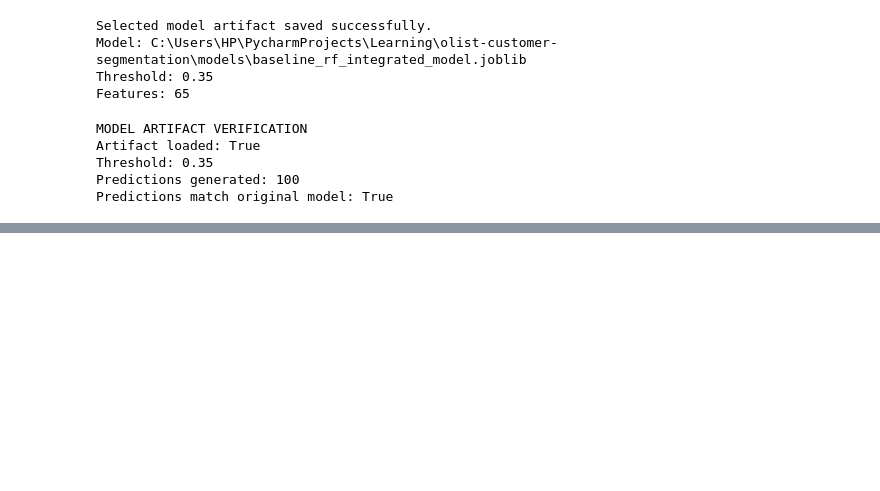
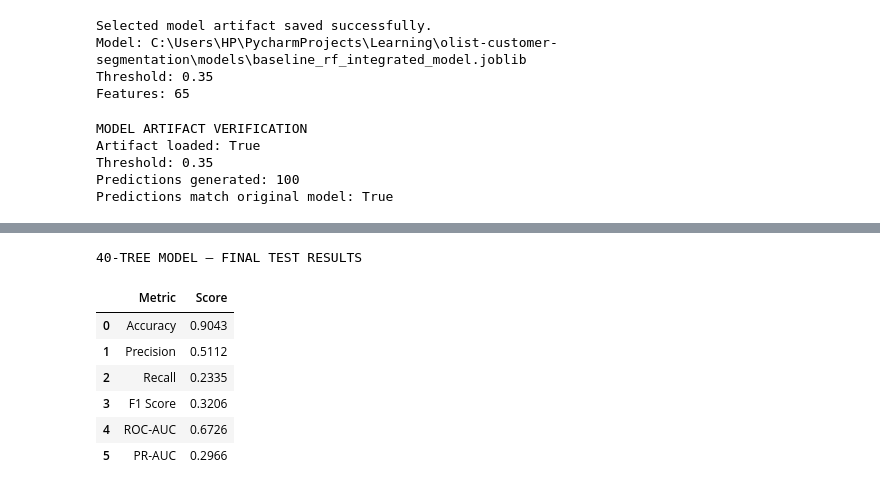
Before and after one commit to Opeheh1/olist-customer-segmentation, a Jupyter notebook: notebooks/model_development.ipynb, the cells around one changed output, grey strips where cells are left out. Drawn from its saved outputs; the diff is of its cells as text; code cells hidden in the pictures; blank space fills up the shorter version.

```diff
--- a/notebooks/model_development.ipynb
+++ b/notebooks/model_development.ipynb
@@ -9312,0 +8445,77 @@ Predictions match original model: True
+# %%
+
+# ============================================================
+# FINAL HOLDOUT EVALUATION AND SAVE DEPLOYMENT CANDIDATE
+# ============================================================
+
+import joblib
+from pathlib import Path
+from sklearn.metrics import (
+    accuracy_score, precision_score, recall_score,
+    f1_score, roc_auc_score, average_precision_score,
+    confusion_matrix
+)
+
+THRESHOLD = 0.35
+
+# 1. Generate predictions on the test set
+test_probabilities_40 = candidate_rf_40.predict_proba(
+    X_test_processed
+)[:, 1]
+
+test_predictions_40 = (
+    test_probabilities_40 >= THRESHOLD
+).astype(int)
+
+# 2. Calculate final test metrics
+test_metrics_40 = {
+    "Accuracy": accuracy_score(y_test, test_predictions_40),
+    "Precision": precision_score(y_test, test_predictions_40, zero_division=0),
+    "Recall": recall_score(y_test, test_predictions_40, zero_division=0),
+    "F1 Score": f1_score(y_test, test_predictions_40, zero_division=0),
+    "ROC-AUC": roc_auc_score(y_test, test_probabilities_40),
+    "PR-AUC": average_precision_score(y_test, test_probabilities_40)
+}
+
+print("40-TREE MODEL — FINAL TEST RESULTS")
+display(pd.DataFrame(
+    list(test_metrics_40.items()),
+    columns=["Metric", "Score"]
+).round(4))
+
+print("\nCONFUSION MATRIX")
+print(confusion_matrix(y_test, test_predictions_40))
+
+# 3. Build a separate API artifact.
+# The original 200-tree artifact is NOT overwritten.
+deployment_artifact = {
+    "model": candidate_rf_40,
+    "preprocessor": preprocessor,
+    "threshold": THRESHOLD,
+    "target": TARGET,
+    "feature_names": feature_names.tolist(),
+    "model_name": "Random Forest - 40 Trees",
+    "dataset": "Corrected Olist Integrated Dataset"
+}
+
+# 4. Save under a new filename
+candidate_path = (
+    PROJECT_DIR / "models" / "baseline_rf_40trees_api.joblib"
+)
+
+joblib.dump(deployment_artifact, candidate_path)
+
+print("\nDEPLOYMENT CANDIDATE SAVED")
+print("File:", candidate_path)
+print("File size (MB):", round(
+    candidate_path.stat().st_size / (1024 ** 2), 2
+))
+# %% [output]
+40-TREE MODEL — FINAL TEST RESULTS
+|  | Metric | Score |
+| 0 | Accuracy | 0.9043 |
+| 1 | Precision | 0.5112 |
+| 2 | Recall | 0.2335 |
+| 3 | F1 Score | 0.3206 |
+| 4 | ROC-AUC | 0.6726 |
+| 5 | PR-AUC | 0.2966 |
```
Also changed, not shown: parts of 89 cells of this notebook.
